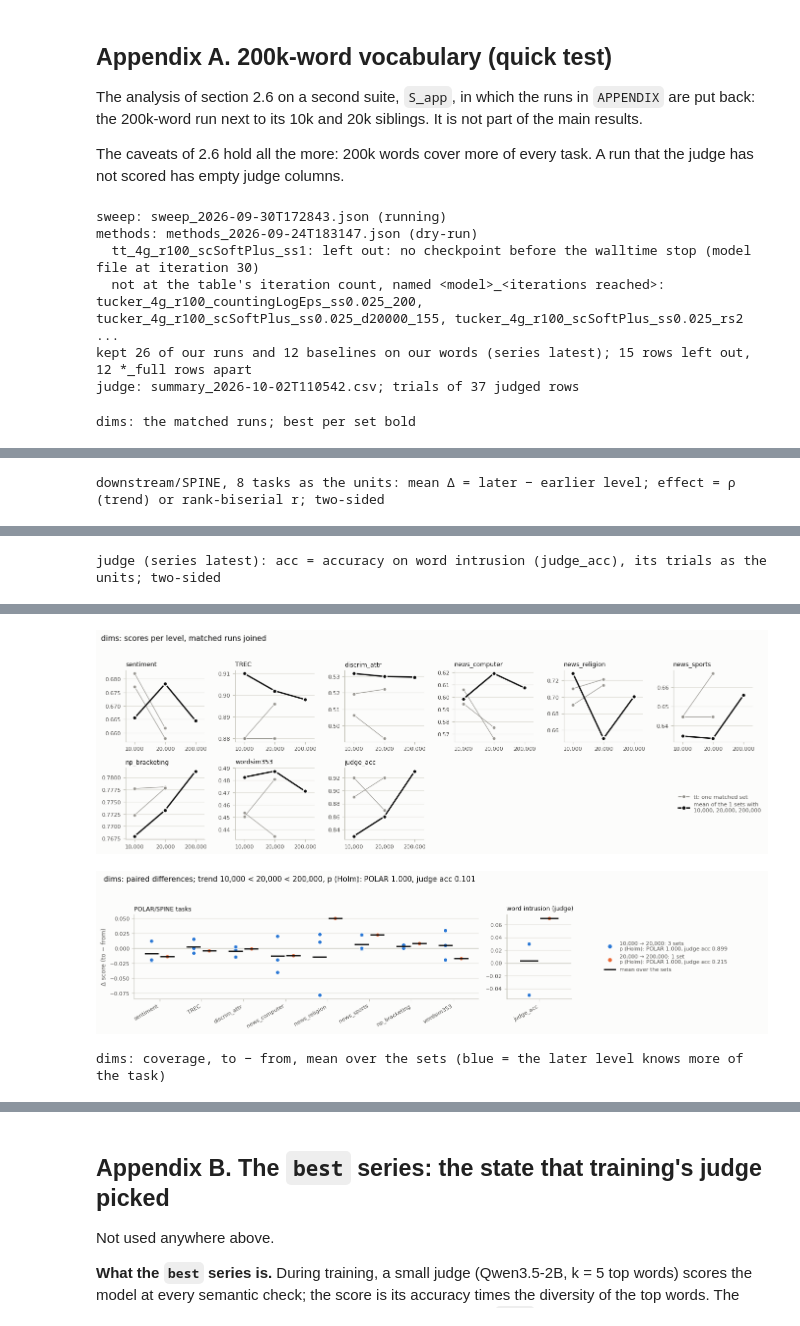
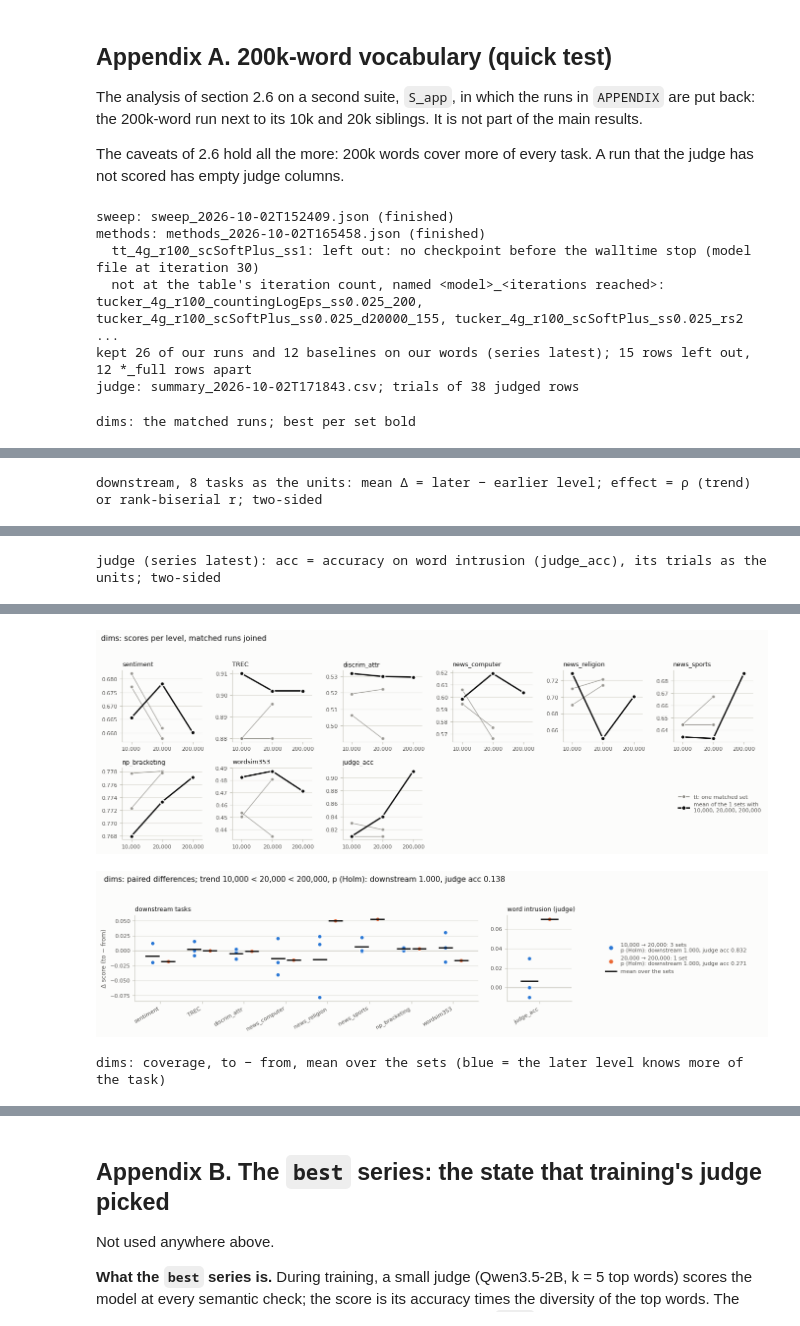
Before and after one commit to stefaccou/tensormet, a Jupyter notebook: 5_evaluation/COLING/Coling_eval_summary.ipynb, the cells around one changed output, grey strips where cells are left out. Cells and saved outputs as stored; diff of their text form; code cells hidden in the pictures.

```diff
--- a/5_evaluation/COLING/Coling_eval_summary.ipynb
+++ b/5_evaluation/COLING/Coling_eval_summary.ipynb
@@ -376,6 +400,6 @@ judge (series latest): acc = accuracy on word intrusion (judge_acc), its trials
 [figure]
 # %%
 # The same comparison, every run of a matched set at the same checkpoint (see "Same checkpoint" above)
-S_same = ce.load('same', exclude=[*EXCLUDE, *APPENDIX], skip=SKIP, judge_csv=JUDGE_CSV)
+S_same = ce.load('same', exclude=[*EXCLUDE, *APPENDIX], judge_csv=JUDGE_CSV)
 R_ss_same = ce.report(S_same, 'ss_frac')
 # %% [output]
@@ -981,16 +1035,16 @@ The analysis of section 2.6 on a second suite, `S_app`, in which the runs in `AP
 
 The caveats of 2.6 hold all the more: 200k words cover more of every task. A run that the judge has not scored has empty judge columns.
 # %%
-S_app = ce.load(SERIES, min_iters=MIN_ITERS, exclude=EXCLUDE, skip=SKIP, judge_csv=JUDGE_CSV)
+S_app = ce.load(SERIES, min_iters=MIN_ITERS, exclude=EXCLUDE, judge_csv=JUDGE_CSV)
 R_dims_app = ce.report(S_app, 'dims')
 ce.coverage_shift(S_app, R_dims_app)
 # %% [output]
-sweep: sweep_2026-09-30T172843.json (running)
-methods: methods_2026-09-24T183147.json (dry-run)
+sweep: sweep_2026-10-02T152409.json (finished)
+methods: methods_2026-10-02T165458.json (finished)
   tt_4g_r100_scSoftPlus_ss1: left out: no checkpoint before the walltime stop (model file at iteration 30)
   not at the table's iteration count, named <model>_<iterations reached>: tucker_4g_r100_countingLogEps_ss0.025_200, tucker_4g_r100_scSoftPlus_ss0.025_d20000_155, tucker_4g_r100_scSoftPlus_ss0.025_rs2 ...
 kept 26 of our runs and 12 baselines on our words (series latest); 15 rows left out, 12 *_full rows apart
-judge: summary_2026-10-02T110542.csv; trials of 37 judged rows
+judge: summary_2026-10-02T171843.csv; trials of 38 judged rows
 dims: the matched runs; best per set bold
 |  |  | model | reached | sentiment | TREC | discrim_attr | news_computer | news_religion | ... |
 | matched set | level |  |  |  |  |  |  |  | ... |
@@ -1001,6 +1055,6 @@ dims: the matched runs; best per set bold
 |  | 20,000 | tt_5g_r100_scSoftPlus_ss0.025_d20000 | 500 | 0.662 | 0.896 | 0.522 | 0.566 | 0.714 | ... |
 | tt_6g_r100_scSoftPlus_ss0.025_d* | 10,000 | tt_6g_r100_scSoftPlus_ss0.025 | 500 | 0.677 | 0.880 | 0.506 | 0.595 | 0.710 | ... |
 |  | 20,000 | tt_6g_r100_scSoftPlus_ss0.025_d20000 | 500 | 0.658 | 0.880 | 0.492 | 0.575 | 0.721 | ... |
-downstream/SPINE, 8 tasks as the units: mean Δ = later − earlier level; effect = ρ (trend) or rank-biserial r; two-sided
+downstream, 8 tasks as the units: mean Δ = later − earlier level; effect = ρ (trend) or rank-biserial r; two-sided
 |  |  |  | downstream sets | downstream tasks | downstream mean Δ | downstream tasks better | ... |
 | factor | test | levels |  |  |  |  | ... |
@@ -1016,5 +1070,5 @@ judge (series latest): acc = accuracy on word intrusion (judge_acc), its trials
-[figure, old version]
+[figure, new version]
-[figure, old version]
+[figure, new version]
 dims: coverage, to − from, mean over the sets (blue = the later level knows more of the task)
 |  | sentiment | TREC | discrim_attr | news_computer | news_religion | news_sports | np_bracketing | ... |
 | 10,000 → 20,000 | +0.048 | +0.044 | +0.285 | +0.030 | +0.030 | +0.041 | +0.038 | ... |
```
Also changed, not shown: parts of 20 cells of this notebook, 5 other files.
